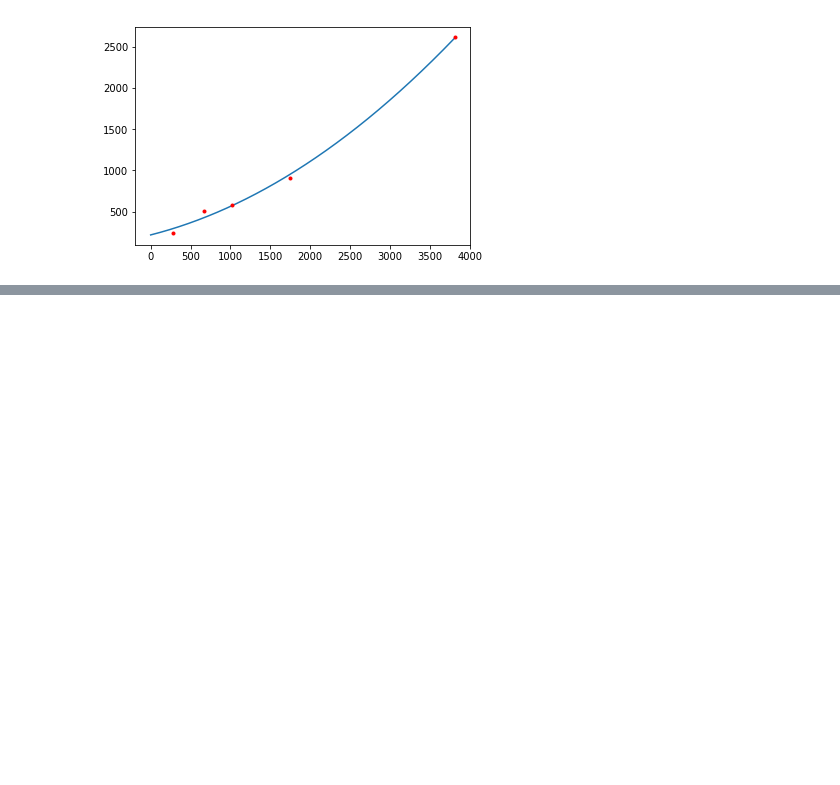
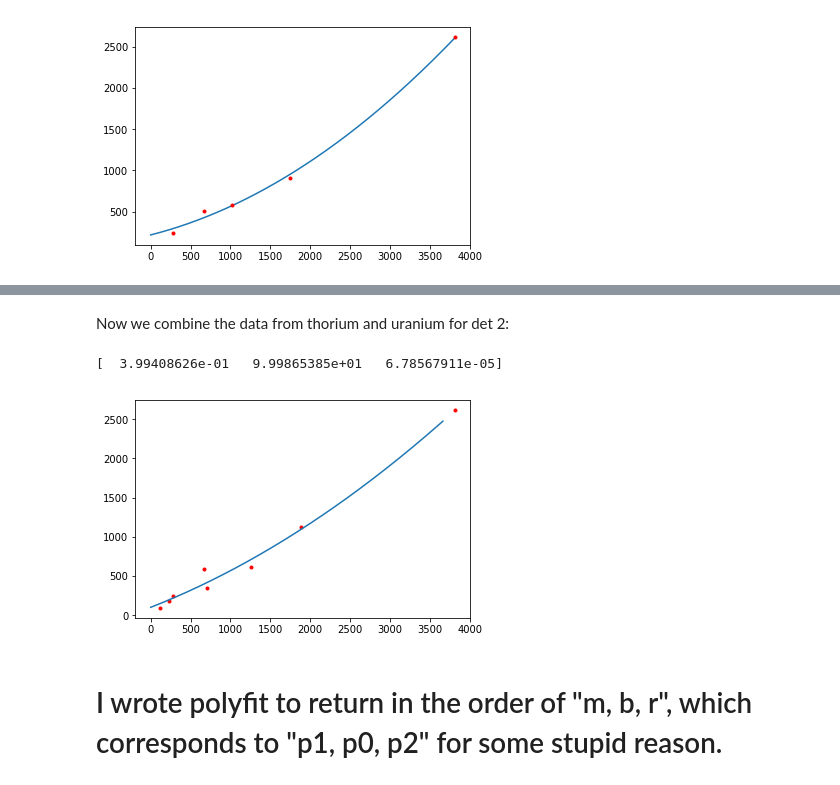
Before and after one commit to likhit2264/dosenet-analysis, a Jupyter notebook: calibration/Thorium Otherdetector.ipynb, the cells around one changed output, grey strips where cells are left out. Drawn from its saved outputs; the diff is of its cells as text; code cells hidden in the pictures; blank space fills up the shorter version.

```diff
--- a/calibration/Thorium Otherdetector.ipynb
+++ b/calibration/Thorium Otherdetector.ipynb
@@ -45,0 +78,16 @@ unlike the first detector, the e-05 term is on the p0 coefficeient instead of p2
+# %% [markdown]
+Now we combine the data from thorium and uranium for det 2:
+# %%
+#from det 2:
+channels_d2 = [1888, 1260, 704, 232, 118] + [282, 672, 3817]
+plt.plot(channels_d2, energies, 'r.')
+p0 = [1, .6, 2]
+xpopt_2, xpcov_2 = curve_fit(polyfit, channels_d2, energies, p0)
+print(xpopt_2)
+plt.plot(polyfit(range(max(channels)), *xpopt_2))
+plt.show()
+# %% [output]
+[  3.99408626e-01   9.99865385e+01   6.78567911e-05]
+[figure, added]
+# %% [markdown]
+# I wrote polyfit to return in the order of "m, b, r", which corresponds to "p1, p0, p2" for some stupid reason.
```
Also changed, not shown: parts of 4 cells of this notebook, 2 other files.
